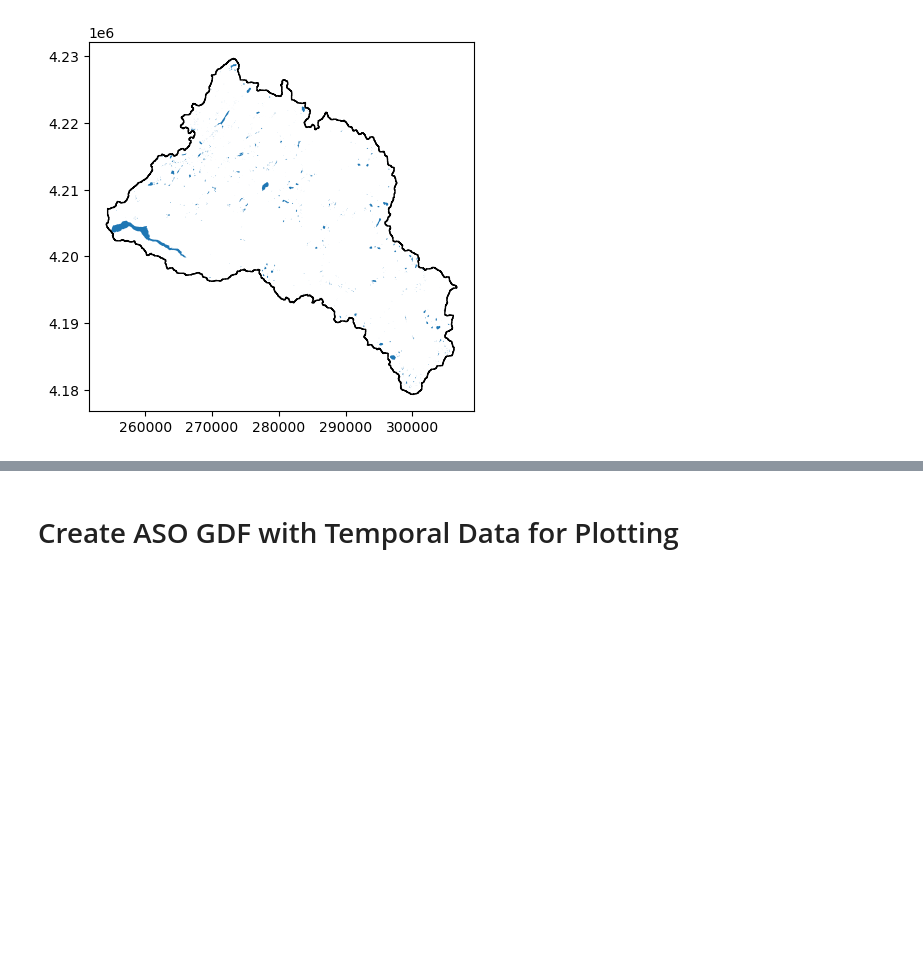
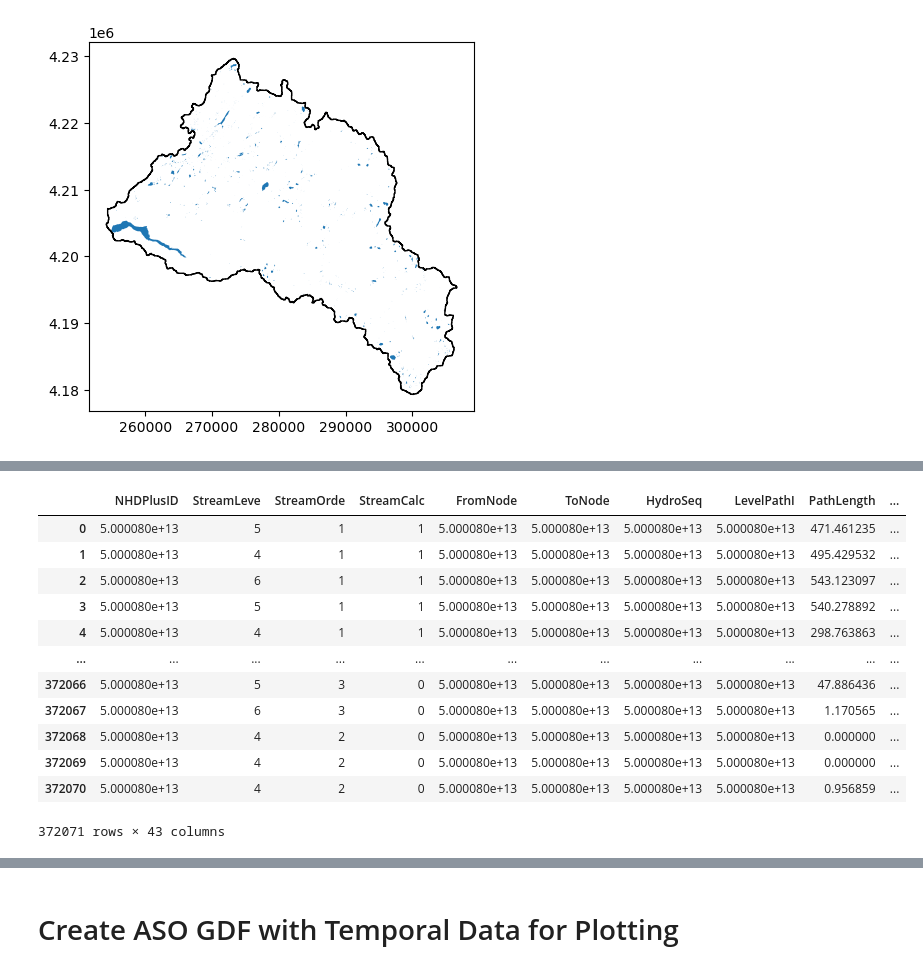
Before and after one commit to bessoh2/icesat2_sr, a Jupyter notebook: notebooks/AUX_dataclean.ipynb, the cells around one changed output, grey strips where cells are left out. Drawn from its saved outputs; the diff is of its cells as text; code cells hidden in the pictures; blank space fills up the shorter version.

```diff
--- a/notebooks/AUX_dataclean.ipynb
+++ b/notebooks/AUX_dataclean.ipynb
@@ -286,0 +345,18 @@ with open(out_fn, 'wb') as f:
+# %%
+nhdplus = gpd.read_file('../../data/misc/NHDPLUS_H_1804_HU4_GDB/NHDPLUS_H_1804_HU4_GDB.gdb/', layer=11)
+# %%
+nhdplus
+# %% [output]
+|  | NHDPlusID | StreamLeve | StreamOrde | StreamCalc | FromNode | ToNode | HydroSeq | LevelPathI | PathLength | ... |
+| 0 | 5.000080e+13 | 5 | 1 | 1 | 5.000080e+13 | 5.000080e+13 | 5.000080e+13 | 5.000080e+13 | 471.461235 | ... |
+| 1 | 5.000080e+13 | 4 | 1 | 1 | 5.000080e+13 | 5.000080e+13 | 5.000080e+13 | 5.000080e+13 | 495.429532 | ... |
+| 2 | 5.000080e+13 | 6 | 1 | 1 | 5.000080e+13 | 5.000080e+13 | 5.000080e+13 | 5.000080e+13 | 543.123097 | ... |
+| 3 | 5.000080e+13 | 5 | 1 | 1 | 5.000080e+13 | 5.000080e+13 | 5.000080e+13 | 5.000080e+13 | 540.278892 | ... |
+| 4 | 5.000080e+13 | 4 | 1 | 1 | 5.000080e+13 | 5.000080e+13 | 5.000080e+13 | 5.000080e+13 | 298.763863 | ... |
+| ... | ... | ... | ... | ... | ... | ... | ... | ... | ... | ... |
+| 372066 | 5.000080e+13 | 5 | 3 | 0 | 5.000080e+13 | 5.000080e+13 | 5.000080e+13 | 5.000080e+13 | 47.886436 | ... |
+| 372067 | 5.000080e+13 | 6 | 3 | 0 | 5.000080e+13 | 5.000080e+13 | 5.000080e+13 | 5.000080e+13 | 1.170565 | ... |
+| 372068 | 5.000080e+13 | 4 | 2 | 0 | 5.000080e+13 | 5.000080e+13 | 5.000080e+13 | 5.000080e+13 | 0.000000 | ... |
+| 372069 | 5.000080e+13 | 4 | 2 | 0 | 5.000080e+13 | 5.000080e+13 | 5.000080e+13 | 5.000080e+13 | 0.000000 | ... |
+| 372070 | 5.000080e+13 | 4 | 2 | 0 | 5.000080e+13 | 5.000080e+13 | 5.000080e+13 | 5.000080e+13 | 0.956859 | ... |
+372071 rows × 43 columns
```
Also changed, not shown: parts of 11 cells of this notebook, 4 other files.
